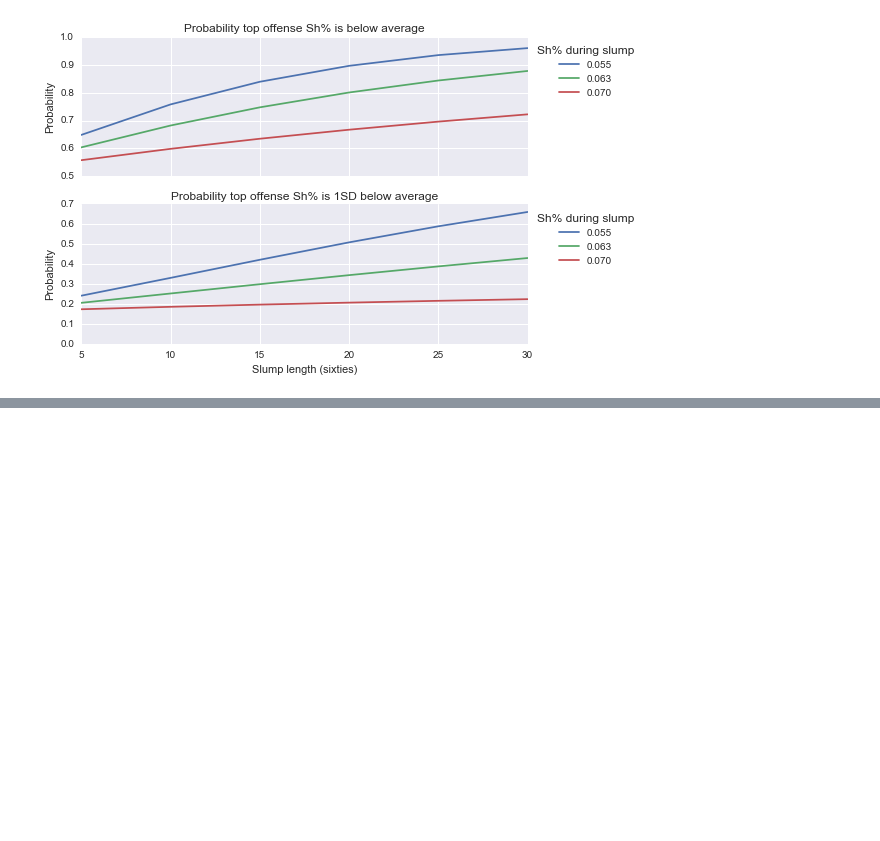
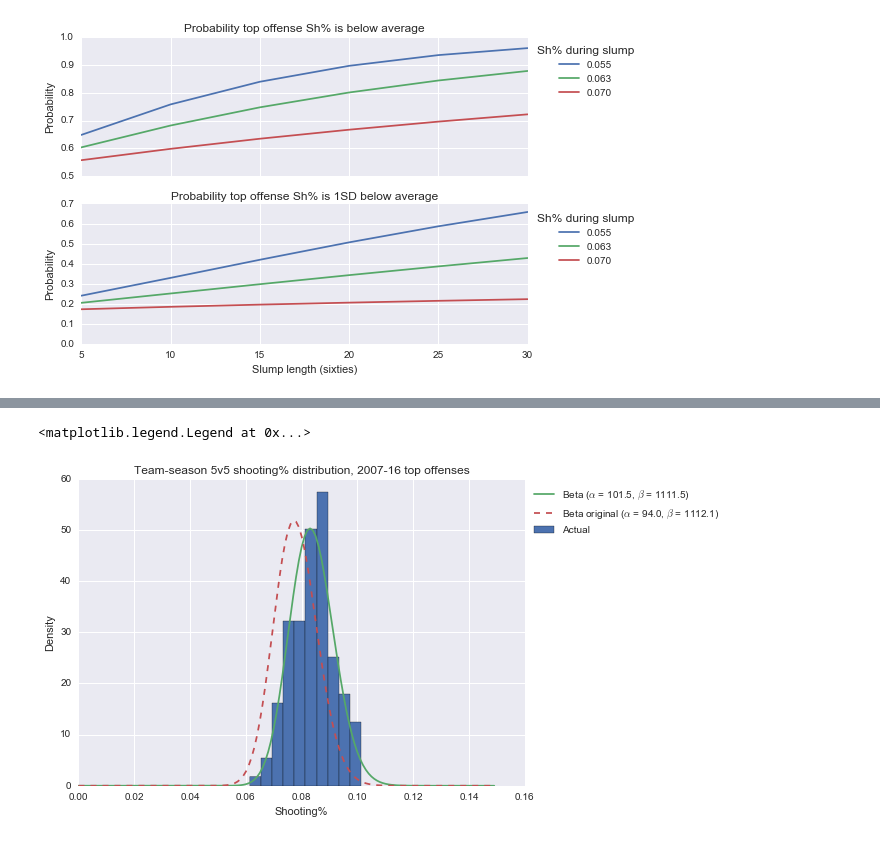
Before and after one commit to muneebalam/Hockey, a Jupyter notebook: NHL/Posts/Bayesian team sh%.ipynb, the cells around one changed output, grey strips where cells are left out. Saved outputs shown, nothing was run; the diff lists cells and outputs as text; code cells hidden in the pictures; blank space fills up the shorter version.

```diff
--- a/NHL/Posts/Bayesian team sh%.ipynb
+++ b/NHL/Posts/Bayesian team sh%.ipynb
@@ -490,0 +578,17 @@ ax.legend(loc=2, bbox_to_anchor=(1, 1), title='Sh% during slump')
+# %%
+### Filter top 5 by season
+ranked = df.groupby(['Season', 'HR']).rank(method='first', ascending=False)
+ranked.rename(columns={col: col+'Rank' for col in ranked.columns}, inplace=True)
+ranked.reset_index(inplace=True)
+df_r = pd.concat([df, ranked], axis=1)
+df_r = df_r[(df_r.HR == 'Total') & (df_r.ShPRank <= 5)]
+
+### Generate dataframe of acceptable team-seasons
+team = [x for x in df_r.Team]*3
+season = [x for x in df_r.Season] + [x-1 for x in df_r.Season] + [x+1 for x in df_r.Season]
+tomerge = pd.DataFrame.from_dict({'Team': team, 'Season': season})
+
+### Inner join with original df to filter
+top_offenses = df[df.HR == 'Total'].merge(tomerge, how='inner', on=['Team', 'Season'])
+
+top_offenses.head()
@@ -490,0 +602,19 @@ ax.legend(loc=2, bbox_to_anchor=(1, 1), title='Sh% during slump')
+# %%
+### Plot the prior and fit a beta
+hist(top_offenses.ShP, normed=True, label='Actual', zorder=2)
+xlabel('Shooting%')
+ylabel('Density')
+title('Team-season 5v5 shooting% distribution, 2007-16 top offenses')
+
+a_shp_top, b_shp_top, loc_shp_top, scale_shp_top = beta.fit(top_offenses.ShP, floc=0, fscale=1)
+plot(xs_shp, beta.pdf(xs_shp, a_shp_top, b_shp_top, loc_shp_top, scale_shp_top), zorder=2,
+     label=r"Beta ($\alpha$ = {0:.1f}, $\beta$ = {1:.1f})".format(a_shp_top, b_shp_top))
+
+### Overlay original
+plot(xs_shp, beta.pdf(xs_shp, a_shp, b_shp, loc_shp, scale_shp), ls='--',
+     label=r"Beta original ($\alpha$ = {0:.1f}, $\beta$ = {1:.1f})".format(a_shp, b_shp))
+
+legend(loc=2, bbox_to_anchor=(1, 1))
+# %% [output]
+<matplotlib.legend.Legend at 0x...>
+[figure, added]
```
Also changed, not shown: parts of 16 cells of this notebook.
